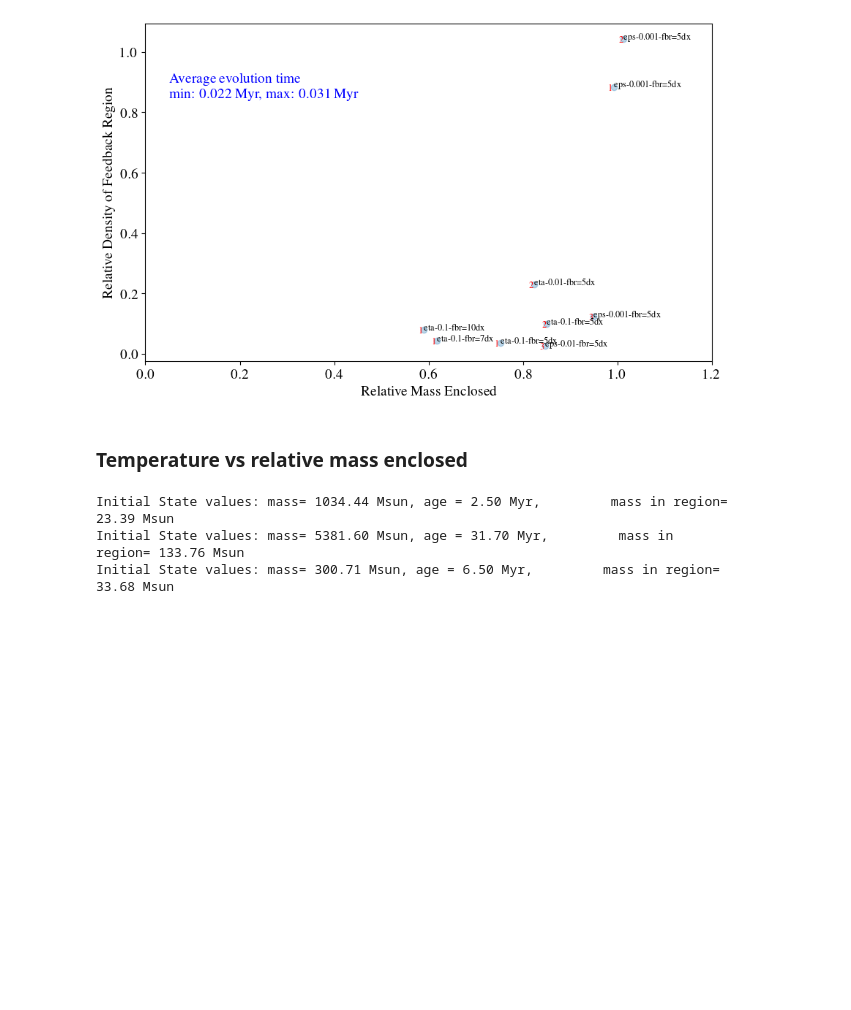
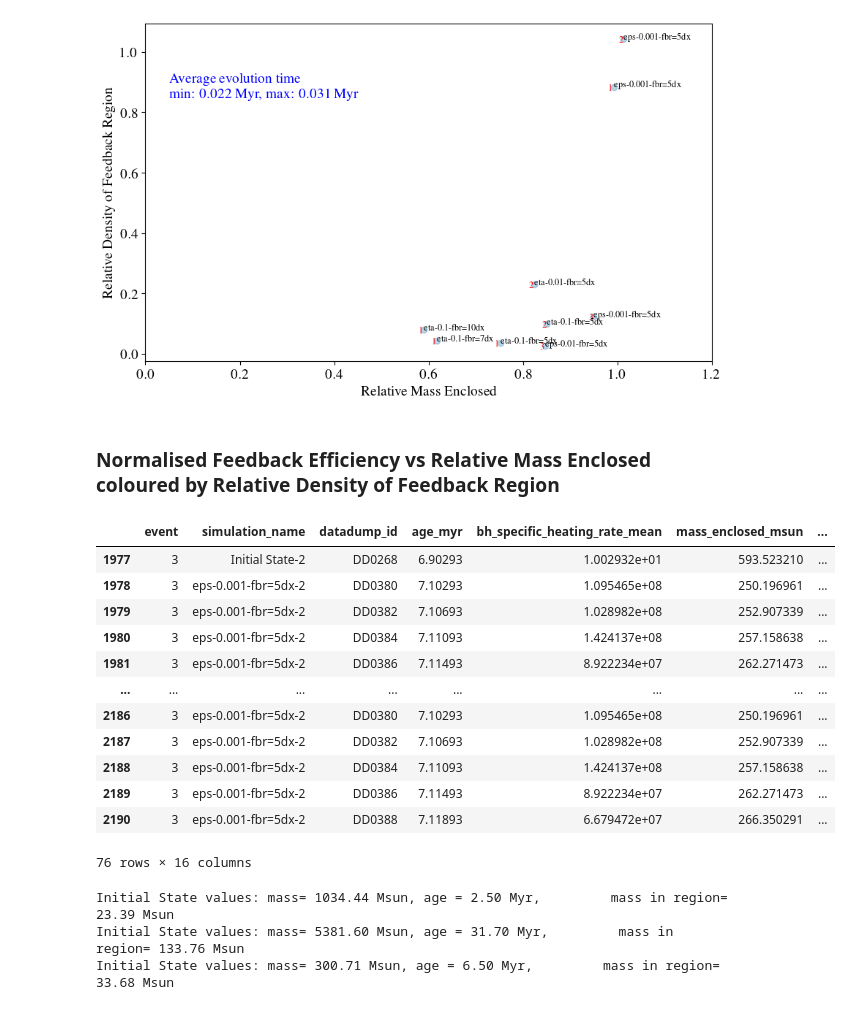
Before and after one commit to simonetgordon/smartstar_simulation_analysis, a Jupyter notebook: python_scripts/plot_tc_ts_ratio.ipynb, the cells around one changed output. Saved outputs shown, nothing was run; the diff lists cells and outputs as text; code cells hidden in the pictures; blank space fills up the shorter version.

```diff
--- a/python_scripts/plot_tc_ts_ratio.ipynb
+++ b/python_scripts/plot_tc_ts_ratio.ipynb
@@ -1852,8 +1852,8 @@ plt.xlim(0.0, 1.2)
 # %% [output]
 (0.0, 1.2)
 [figure]
-# %% [markdown]
-### Temperature vs relative mass enclosed
+# %% [markdown]
+### Normalised Feedback Efficiency vs Relative Mass Enclosed coloured by Relative Density of Feedback Region
 # %%
 # functions needed
 def calculate_feedback_region_density(x):
@@ -1920,6 +1930,22 @@ for col in numeric_columns:
     df[col] = pd.to_numeric(df[col], errors='coerce')
 
 non_numeric_values = df[~df['mass_enclosed_msun'].apply(lambda x: isinstance(x, (int, float)))]
+# %%
+df[df['simulation_name'].str.endswith('-2')][df['event'] == '3']
+# %% [output]
+|  | event | simulation_name | datadump_id | age_myr | bh_specific_heating_rate_mean | mass_enclosed_msun | ... |
+| 1977 | 3 | Initial State-2 | DD0268 | 6.90293 | 1.002932e+01 | 593.523210 | ... |
+| 1978 | 3 | eps-0.001-fbr=5dx-2 | DD0380 | 7.10293 | 1.095465e+08 | 250.196961 | ... |
+| 1979 | 3 | eps-0.001-fbr=5dx-2 | DD0382 | 7.10693 | 1.028982e+08 | 252.907339 | ... |
+| 1980 | 3 | eps-0.001-fbr=5dx-2 | DD0384 | 7.11093 | 1.424137e+08 | 257.158638 | ... |
+| 1981 | 3 | eps-0.001-fbr=5dx-2 | DD0386 | 7.11493 | 8.922234e+07 | 262.271473 | ... |
+| ... | ... | ... | ... | ... | ... | ... | ... |
+| 2186 | 3 | eps-0.001-fbr=5dx-2 | DD0380 | 7.10293 | 1.095465e+08 | 250.196961 | ... |
+| 2187 | 3 | eps-0.001-fbr=5dx-2 | DD0382 | 7.10693 | 1.028982e+08 | 252.907339 | ... |
+| 2188 | 3 | eps-0.001-fbr=5dx-2 | DD0384 | 7.11093 | 1.424137e+08 | 257.158638 | ... |
+| 2189 | 3 | eps-0.001-fbr=5dx-2 | DD0386 | 7.11493 | 8.922234e+07 | 262.271473 | ... |
+| 2190 | 3 | eps-0.001-fbr=5dx-2 | DD0388 | 7.11893 | 6.679472e+07 | 266.350291 | ... |
+76 rows × 16 columns
 # %%
 # Calculate 'feedback_region_density' using 'mass_in_region_msun' and 'volume'
 df['mass_in_region_msun'] = df['mass_in_region_msun'].astype('float')
```
Also changed, not shown: parts of 9 cells of this notebook.
